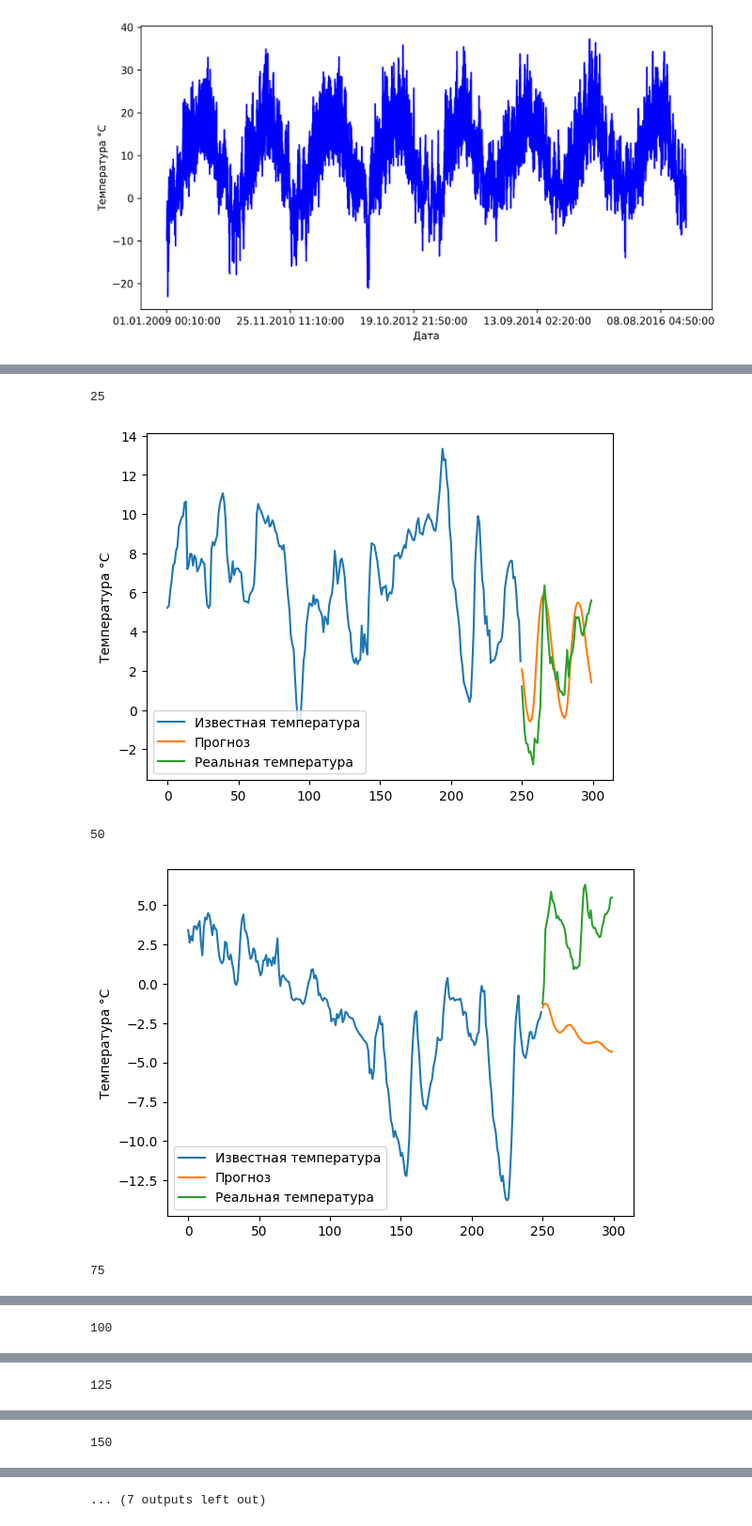
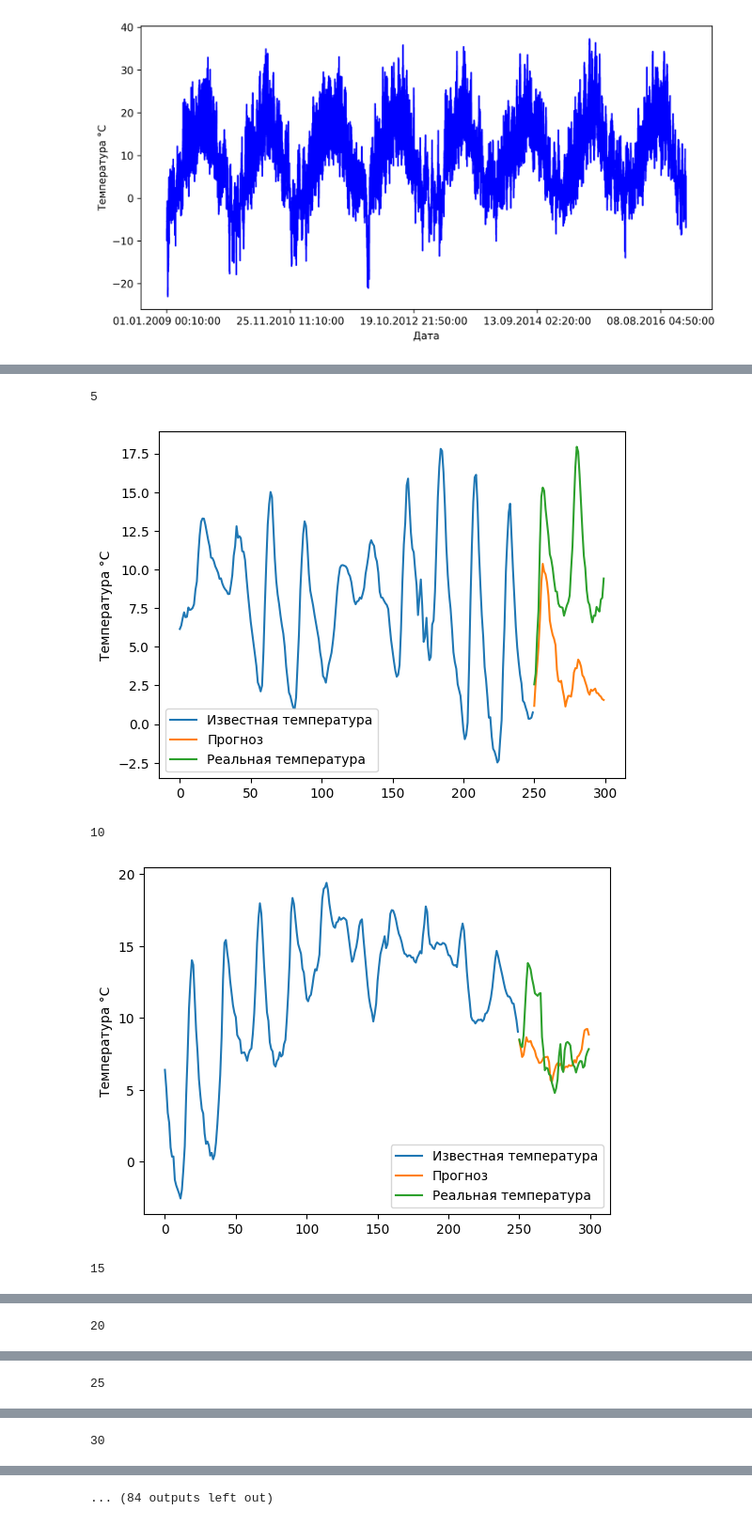
Before and after one commit to OrlovAndrei/TimeSeriesGPT, a Jupyter notebook: TimeSeriesGPT.ipynb, the cells around one changed output, grey strips where cells are left out. Shown at 94% size. Cells and saved outputs as stored; diff of their text form; code cells hidden in the pictures.

```diff
--- a/TimeSeriesGPT.ipynb
+++ b/TimeSeriesGPT.ipynb
@@ -47,8 +52,7 @@ sequence_length = past+future
 sampling_rate=6
 epochs = 5
 # %%
-features = df["T (degC)"]
-features = features.to_numpy()
+features = ma_df
 train_data = features[0 : train_split]
 val_data = features[train_split:train_split+val_split]
 test_data = features[train_split+val_split:]
@@ -185,12 +211,24 @@ class TransformerBlock(layers.Layer):
 # %%
 def create_model(num_conv, num_heads, dim, ff_dim):
     inputs = layers.Input(shape=(sequence_length,1))
-    conv_layers = ConvLayers(num_conv, dim)
+
     embedding_layer = PositionEmbedding(dim)
-    x = conv_layers(inputs)
+    x = inputs
+
+    res = []
+    for layer in [layers.Conv1D(dim, 3, activation='relu', padding='causal') for _ in range(num_conv)]:
+        x = layer(x)
+        res.append(x)
+
     x = embedding_layer(x)
     transformer_block = TransformerBlock(dim, num_heads, ff_dim)
     x = transformer_block(x)
+
+    num = 1
+    for layer in [layers.Conv1D(dim, 3, activation='relu', padding='causal') for _ in range(num_conv)]:
+        x = layer(x) + res[-num]
+        num += 1
+
     outputs = layers.Dense(1, activation="linear")(x)
     model = keras.Model(inputs=inputs, outputs=outputs)
     model.compile(
@@ -200,6 +238,6 @@ def create_model(num_conv, num_heads, dim, ff_dim):
     )
     return model
 # %%
-model = create_model(8, 6, 16, 128)
+model = create_model(12, 4, 64, 64)
 model.summary()
 # %% [output]
@@ -229,5 +267,5 @@ model_checkpoint_callback = keras.callbacks.ModelCheckpoint(
     save_best_only=True)
 early_stopping_callback = keras.callbacks.EarlyStopping(monitor='loss', patience=3)
 # %%
-history=model.fit(dataset,validation_data=val_dataset, verbose=1, epochs=1, callbacks=[model_checkpoint_callback, early_stopping_callback])
+history=model.fit(dataset,validation_data=val_dataset, verbose=1, epochs=15, callbacks=[model_checkpoint_callback, early_stopping_callback])
 # %% [output]
@@ -252,36 +306,36 @@ def forecast(model, dataset):
     for inputs in dataset:
         input_data = np.array(inputs[:,:past])
         targets = np.array(inputs[:,past:])
         forecasts = np.zeros(targets.shape)
         num_forecasted = 0
         while num_forecasted < future:
             x = np.hstack((input_data[:], forecasts))
             y = model.predict(x, verbose=0)
             forecast = y[:,past + num_forecasted - 1]
             forecasts[:,num_forecasted] = forecast[:,0]
             num_forecasted += 1
 
         diff = np.mean(forecasts-targets, axis=0)
         mse += np.square(diff)
         mae += np.abs(diff)
         num += 1
         print(f'\r{num}', end='')
-        if num % 25 == 0:
+        if num % 5 == 0:
             plt.plot(input_data[0])
             plt.plot(np.arange(past,sequence_length), forecasts[0])
             plt.plot(np.arange(past,sequence_length), targets[0])
             plt.legend(['Известная температура', 'Прогноз', 'Реальная температура'])
             plt.ylabel('Температура °C')
             plt.show()
 
     mse/=num
     mae/=num
     return mse, mae
 
 mse, mae = forecast(model, dataset_test)
 # %% [output]
-25
+5
-[figure, old version]
+[figure, new version]
-50
+10
-[figure, old version]
+[figure, new version]
-75
+15
@@ -289 +343 @@ mse, mae = forecast(model, dataset_test)
-100
+20
@@ -291 +345 @@ mse, mae = forecast(model, dataset_test)
-125
+25
@@ -293 +347 @@ mse, mae = forecast(model, dataset_test)
-150
+30
@@ -295,4 +349,4 @@ mse, mae = forecast(model, dataset_test)
-... (7 outputs left out)
+... (84 outputs left out)
 # %%
 plt.plot(mae)
 plt.show()
```
Also changed, not shown: parts of 9 cells of this notebook, 1 other file.
